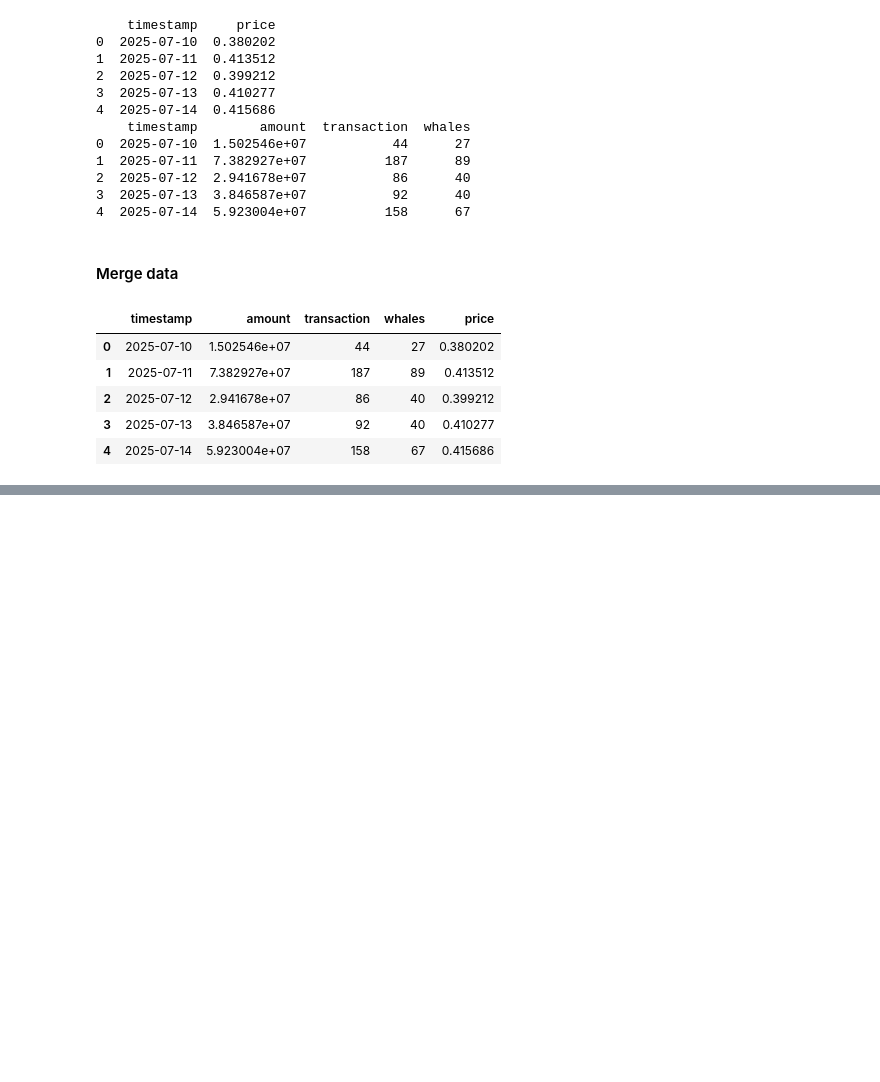
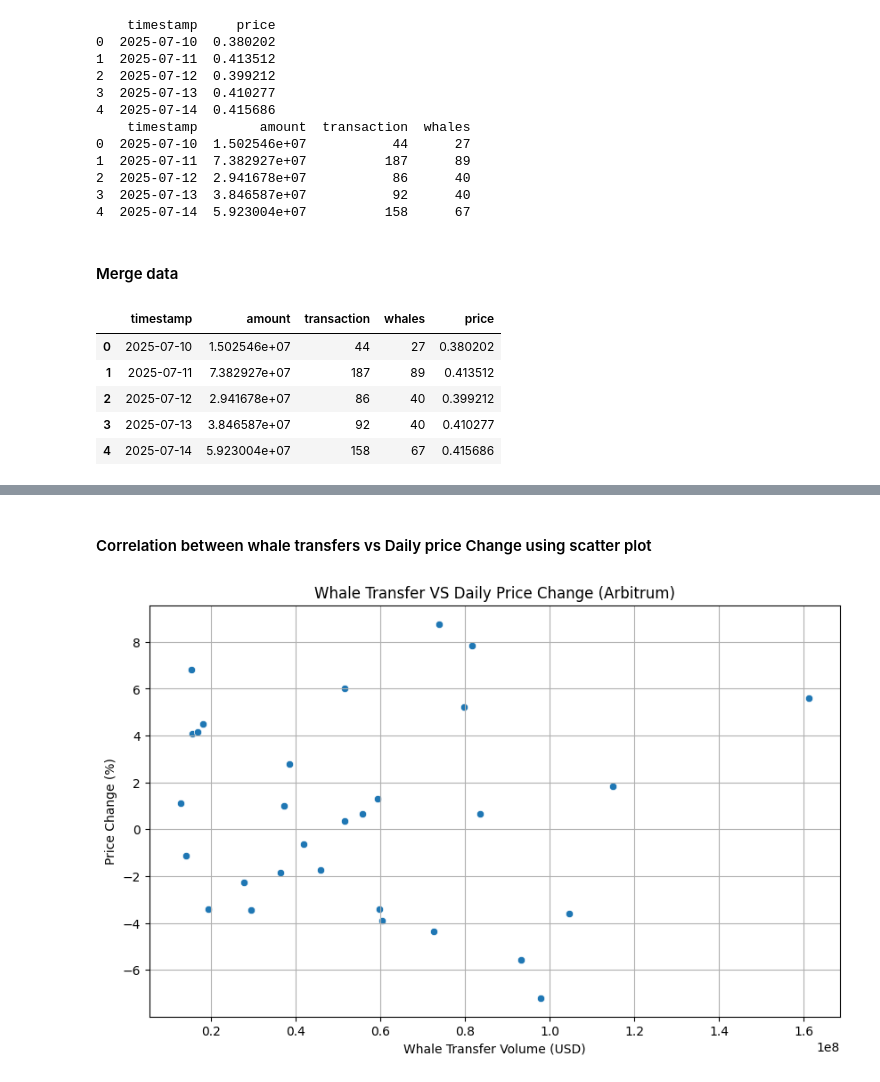
Before and after one commit to christian-obi/whale-vs-price, a Jupyter notebook: Notebook/wvp_result.ipynb, the cells around one changed output, grey strips where cells are left out. Saved outputs shown, nothing was run; the diff lists cells and outputs as text; code cells hidden in the pictures; blank space fills up the shorter version.

```diff
--- a/Notebook/wvp_result.ipynb
+++ b/Notebook/wvp_result.ipynb
@@ -51,0 +117,13 @@ df.head()
+# %% [markdown]
+#### Correlation between whale transfers vs Daily price Change using scatter plot
+# %%
+# scatter plot
+plt.figure(figsize=(10, 6))
+sns.scatterplot(data=df_new, x='amount', y='price_change')
+plt.title('Whale Transfer VS Daily Price Change (Arbitrum)')
+plt.xlabel('Whale Transfer Volume (USD)')
+plt.ylabel('Price Change (%)')
+plt.grid()
+plt.show()
+# %% [output]
+[figure, added]
```
Also changed, not shown: parts of 6 cells of this notebook, 3 other files.
